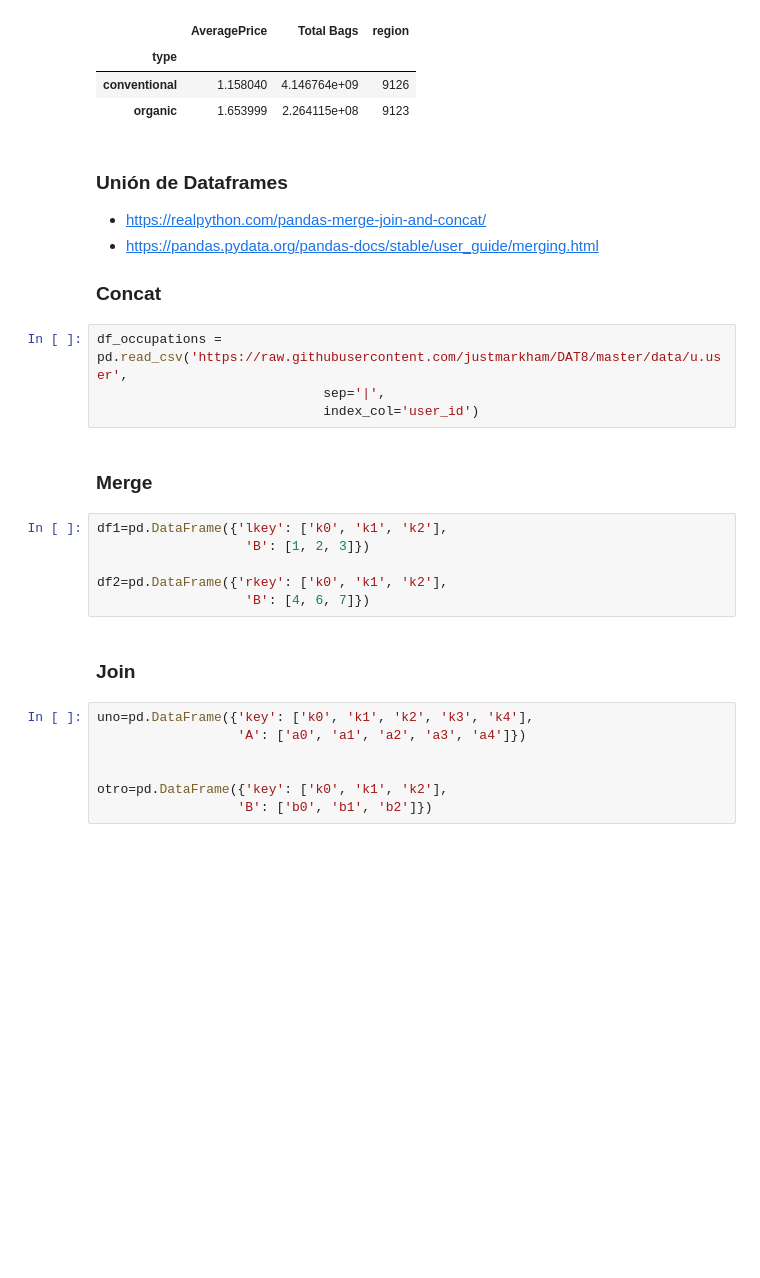
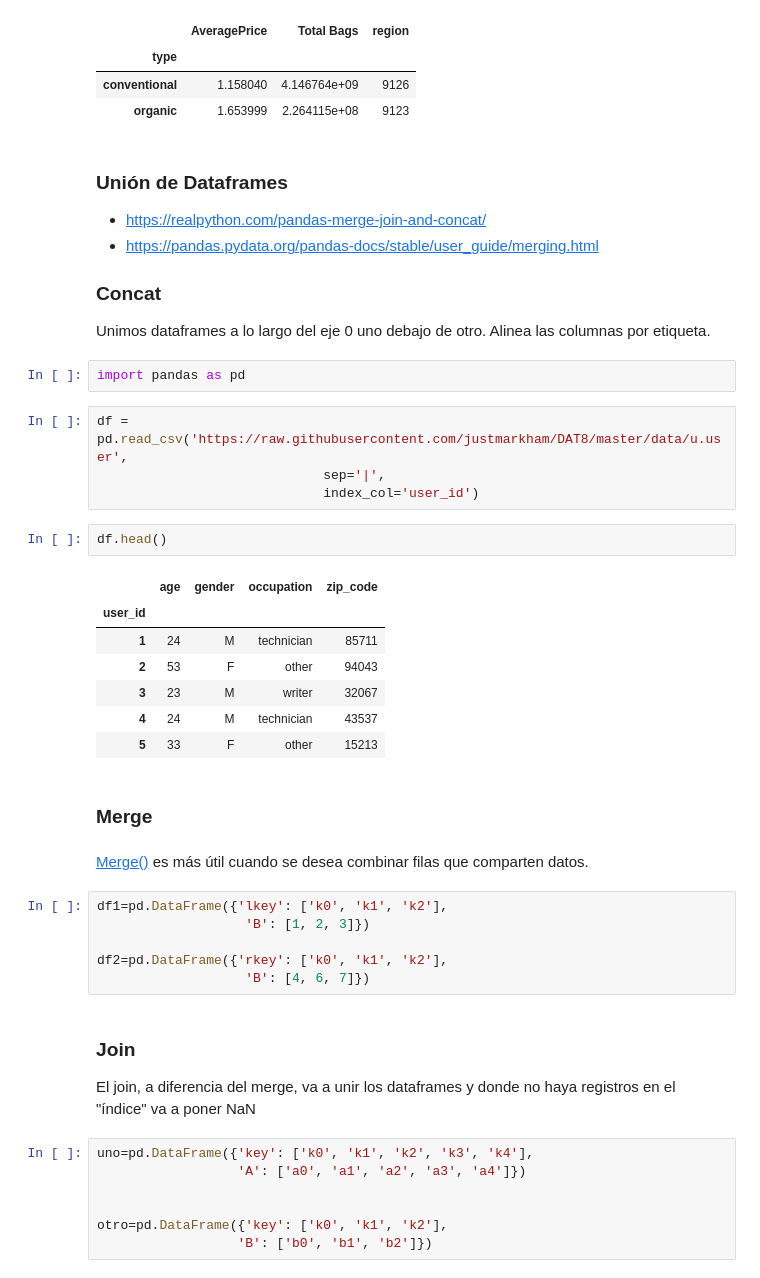
Before and after one commit to Ironhack-Data-Madrid-Agosto-2021/classroom-materials, a Jupyter notebook: week_02/04-pandas.ipynb, the cells around one changed output. Cells and saved outputs as stored; diff of their text form; blank space fills up the shorter version.

```diff
--- a/week_02/04-pandas.ipynb
+++ b/week_02/04-pandas.ipynb
@@ -1613,12 +1613,27 @@ group_aguacates.head()
 
 
 ### Concat
+Unimos dataframes a lo largo del eje 0 uno debajo de otro. Alinea las columnas por etiqueta.
+# %%
+import pandas as pd
 # %%
-df_occupations = pd.read_csv('https://raw.githubusercontent.com/justmarkham/DAT8/master/data/u.user',
+df = pd.read_csv('https://raw.githubusercontent.com/justmarkham/DAT8/master/data/u.user',
                              sep='|',
                              index_col='user_id')
+# %%
+df.head()
+# %% [output]
+|  | age | gender | occupation | zip_code |
+| user_id |  |  |  |  |
+| 1 | 24 | M | technician | 85711 |
+| 2 | 53 | F | other | 94043 |
+| 3 | 23 | M | writer | 32067 |
+| 4 | 24 | M | technician | 43537 |
+| 5 | 33 | F | other | 15213 |
 # %% [markdown]
 ### Merge
+# %% [markdown]
+[Merge()](https://pandas.pydata.org/docs/reference/api/pandas.DataFrame.merge.html) es más útil cuando se desea combinar filas que comparten datos.
 # %%
 df1=pd.DataFrame({'lkey': ['k0', 'k1', 'k2'],
                    'B': [1, 2, 3]})
@@ -1627,6 +1642,7 @@ df2=pd.DataFrame({'rkey': ['k0', 'k1', 'k2'],
                    'B': [4, 6, 7]})
 # %% [markdown]
 ### Join
+El join, a diferencia del merge, va a unir los dataframes y donde no haya registros en el "índice" va a poner NaN
 # %%
 uno=pd.DataFrame({'key': ['k0', 'k1', 'k2', 'k3', 'k4'],
                   'A': ['a0', 'a1', 'a2', 'a3', 'a4']})
```
